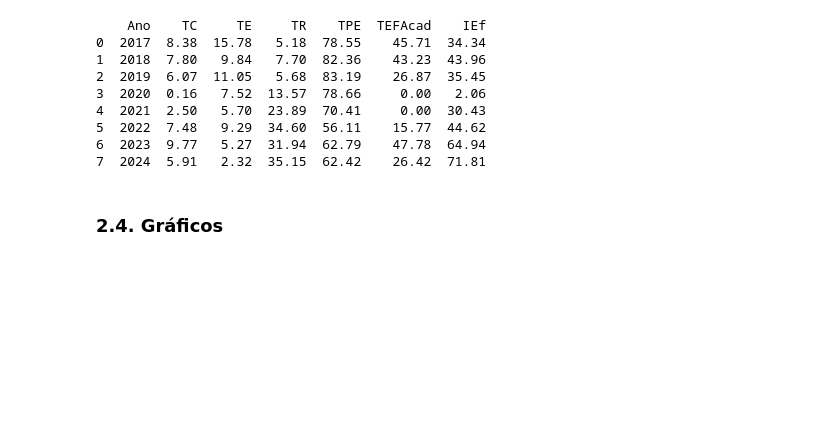
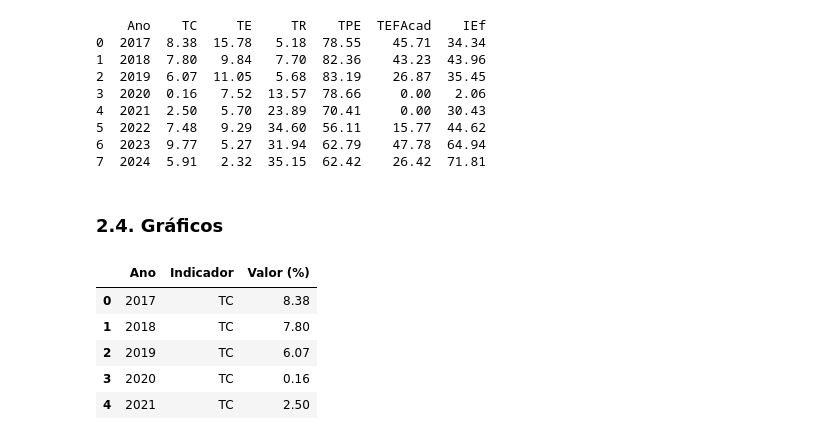
Before and after one commit to carolventuri/TCC, a Jupyter notebook: notebooks/2_graficos_visao_geral.ipynb, the cells around one changed output. Cells and saved outputs as stored; diff of their text form; code cells hidden in the pictures; blank space fills up the shorter version.

```diff
--- a/notebooks/2_graficos_visao_geral.ipynb
+++ b/notebooks/2_graficos_visao_geral.ipynb
@@ -174,24 +174,19 @@ print(ind_ano[["Ano", "TC", "TE", "TR", "TPE", "TEFAcad", "IEf"]])
 # %%
 # Gráfico 1: Evolução de todos os indicadores percentuais por ano
 # melt() transforma o DataFrame de formato largo (uma coluna por indicador) para formato longo (uma linha por indicador+ano)
 
 ind_longo = ind_ano.melt(
     id_vars="Ano",
     value_vars=["TC", "TE", "TR", "TPE", "IEf", "TEFAcad"],
     var_name="Indicador",
     value_name="Valor (%)",
 )
 
-fig_g1 = px.line(
-    ind_longo,
-    x="Ano",
-    y="Valor (%)",
-    color="Indicador",
-    markers=True,
-    color_discrete_map=CORES_INDICADORES,
-    title="1 — Evolução dos Indicadores Acadêmicos do Campus Restinga",
-    labels={"Indicador": "", "Valor (%)": "(%)"},
-)
-fig_g1.update_xaxes(tickmode="linear", dtick=1)
-fig_g1.update_layout(hovermode="x unified", legend=dict(orientation="h", y=-0.2))
-fig_g1.show()
+ind_longo.head()
+# %% [output]
+|  | Ano | Indicador | Valor (%) |
+| 0 | 2017 | TC | 8.38 |
+| 1 | 2018 | TC | 7.80 |
+| 2 | 2019 | TC | 6.07 |
+| 3 | 2020 | TC | 0.16 |
+| 4 | 2021 | TC | 2.50 |
```
Also changed, not shown: parts of 13 cells of this notebook, 2 other files.
